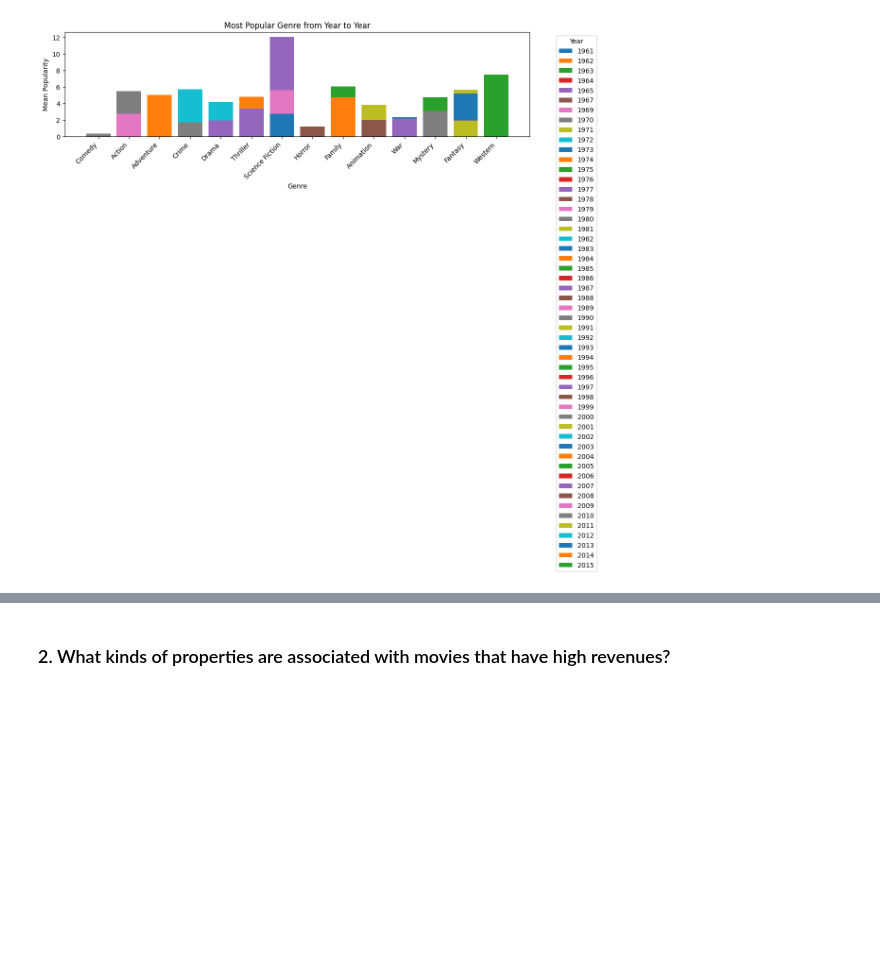
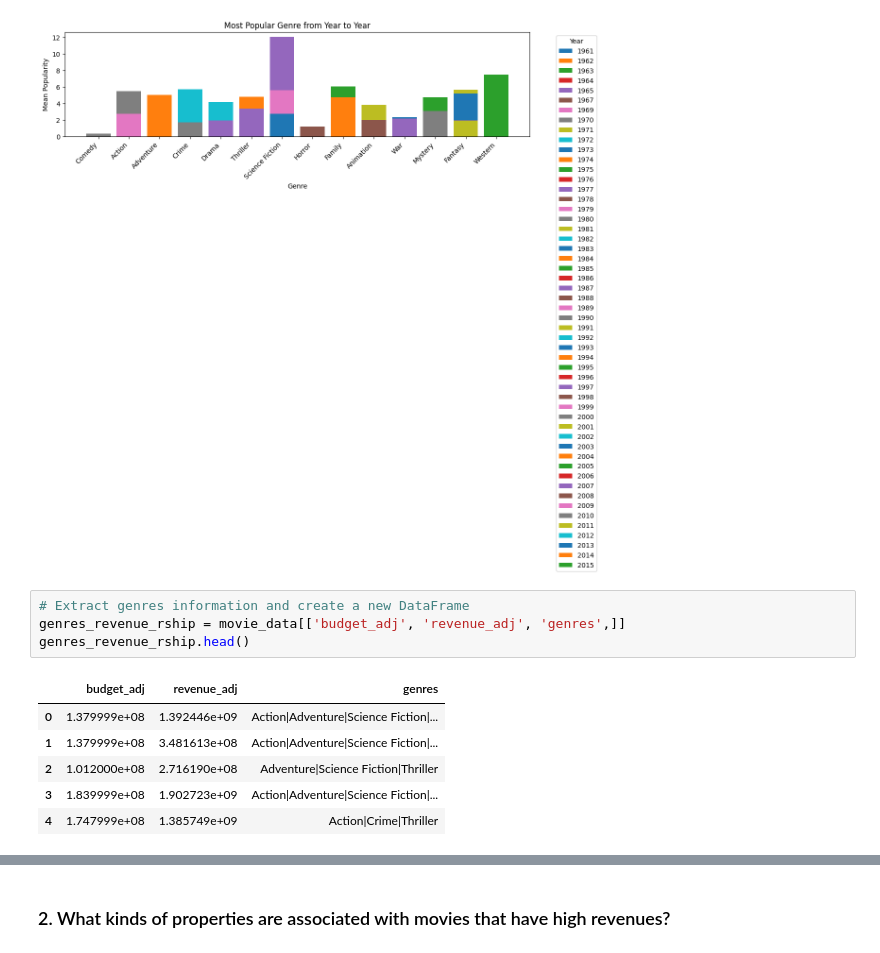
Before and after one commit to adgehTech/Movie_Analysis, a Jupyter notebook: movie_analysis.ipynb, the cells around one changed output, grey strips where cells are left out. Drawn from its saved outputs; the diff is of its cells as text; blank space fills up the shorter version.

```diff
--- a/movie_analysis.ipynb
+++ b/movie_analysis.ipynb
@@ -453,3 +459,14 @@ plt.tight_layout()
 plt.show()
 # %% [output]
 [figure]
+# %%
+# Extract genres information and create a new DataFrame
+genres_revenue_rship = movie_data[['budget_adj', 'revenue_adj', 'genres',]]
+genres_revenue_rship.head()
+# %% [output]
+|  | budget_adj | revenue_adj | genres |
+| 0 | 1.379999e+08 | 1.392446e+09 | Action|Adventure|Science Fiction|... |
+| 1 | 1.379999e+08 | 3.481613e+08 | Action|Adventure|Science Fiction|... |
+| 2 | 1.012000e+08 | 2.716190e+08 | Adventure|Science Fiction|Thriller |
+| 3 | 1.839999e+08 | 1.902723e+09 | Action|Adventure|Science Fiction|... |
+| 4 | 1.747999e+08 | 1.385749e+09 | Action|Crime|Thriller |
```
Also changed, not shown: parts of 13 cells of this notebook.
